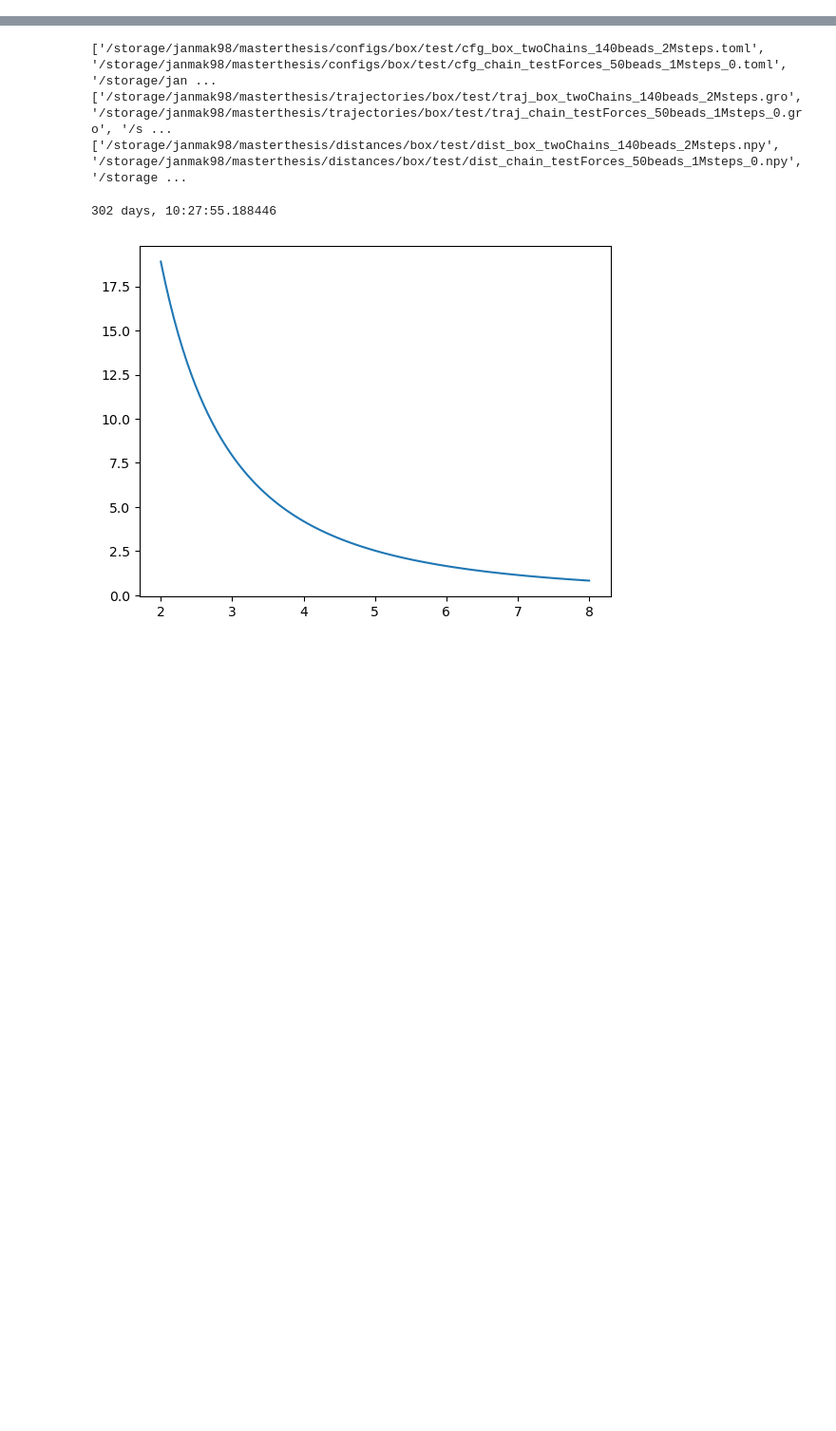
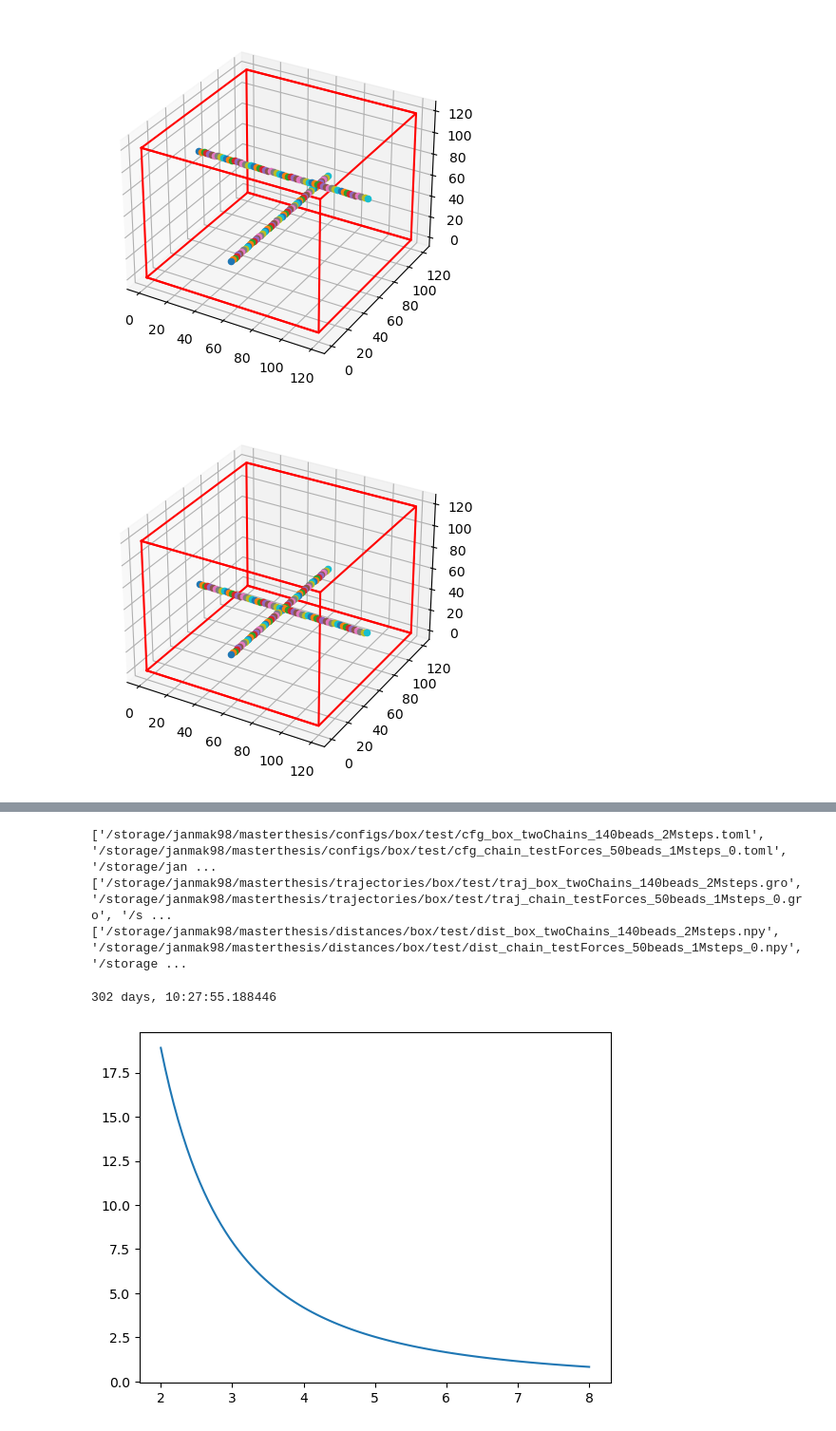
Before and after one commit to jan-kro/mucus_old_2, a Jupyter notebook: test_skripts/test_stuff.ipynb, the cells around one changed output, grey strips where cells are left out. Shown at 95% size. Drawn from its saved outputs; the diff is of its cells as text; code cells hidden in the pictures; blank space fills up the shorter version.

Commit message:
added wound chain and changed traj so append doesnt have to be used

```diff
--- a/test_skripts/test_stuff.ipynb
+++ b/test_skripts/test_stuff.ipynb
@@ -27,3 +72,29 @@ def delete_lbox(cfg_fname):
     return
 
 delete_lbox(cfg_fname)
+# %%
+# create config of two chains (1) close to each other and (2) already a little intertwined
+
+#fname_traj = '/home/jan/Documents/masterthesis/project/mucus/trajectories/traj_test_time_nbeads_0.gro'
+fname_cfg = '/home/jan/Documents/masterthesis/project/mucus/configs/cfg_test_twoChains.toml'
+
+cfg = Config.from_toml(fname_cfg)
+p = Polymer(cfg)
+p.create_box()
+
+pos = create_wind(60, 2)
+# pos = p.positions
+# plot_box(pos, 120)
+# pos[60:, 2] -= 38
+# plot_box(pos, 120)
+
+
+p.set_positions(pos)
+
+# plot_box(p.positions, p.box_length)
+
+p.simulate()
+p.save_traj_gro()
+# %% [output]
+[figure, added]
+[figure, added]
```
Also changed, not shown: parts of 4 cells of this notebook, 6 other files.
